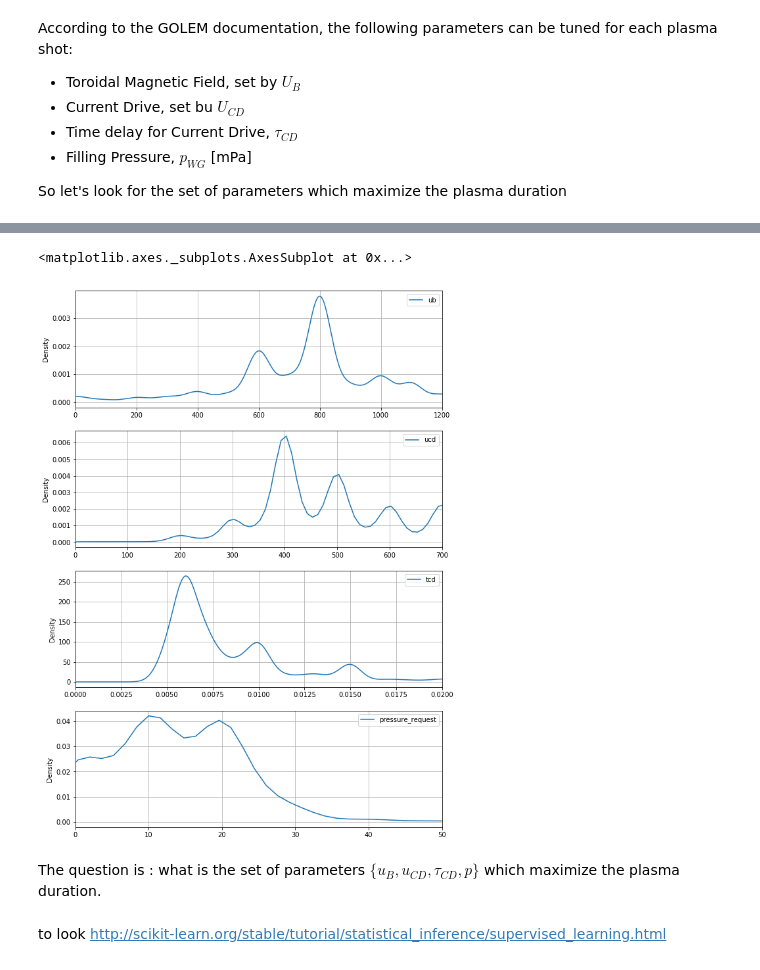
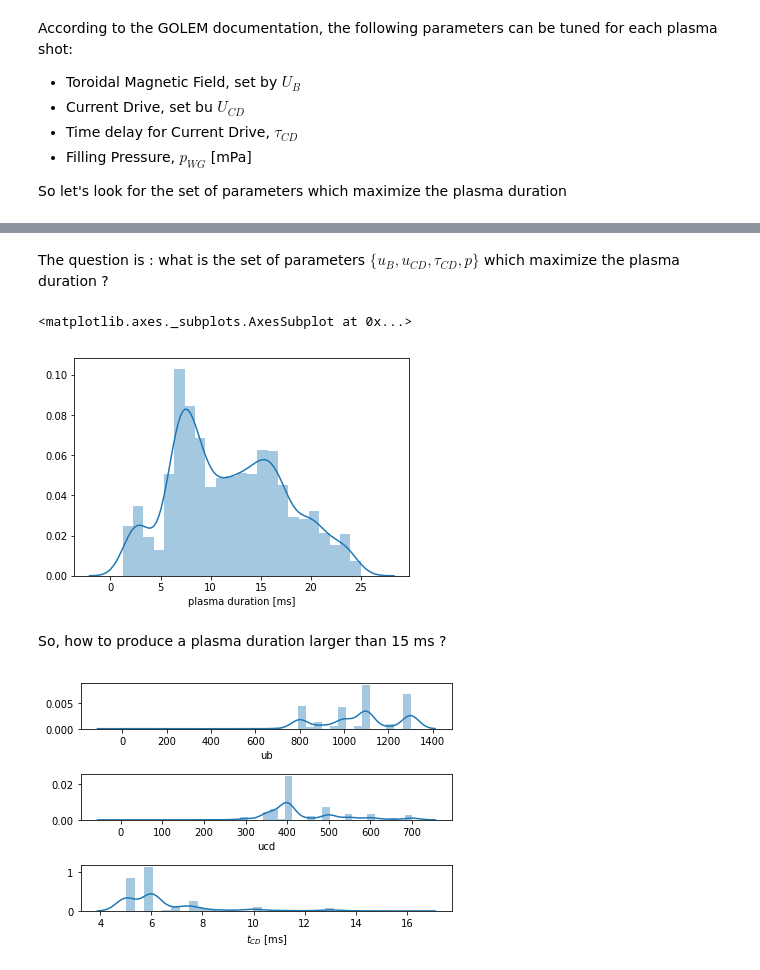
Before and after one commit to jhillairet/GOLEM, a Jupyter notebook: GOLEM_Estimating the best parameter set to maximize something.ipynb, the cells around one changed output, grey strips where cells are left out. Saved outputs shown, nothing was run; the diff lists cells and outputs as text; code cells hidden in the pictures.

```diff
--- a/GOLEM_Estimating the best parameter set to maximize something.ipynb
+++ b/GOLEM_Estimating the best parameter set to maximize something.ipynb
@@ -94,13 +95,9 @@ ax[1,1].scatter(reduced_set['pressure_request'], reduced_set['plasma_life'])
-# %%
-fig, ax = plt.subplots(4, 1,figsize=(10,15))
-reduced_set.plot(x='plasma_life', y='ub', kind='density', grid=True, ax=ax[0], xlim=(0,1200))
-reduced_set.plot(x='plasma_life', y='ucd', kind='density', grid=True, ax=ax[1], xlim=(0,700))
-reduced_set.plot(x='plasma_life', y='tcd', kind='density', grid=True, ax=ax[2], xlim=(0,0.02))
-reduced_set.plot(x='plasma_life', y='pressure_request', kind='density', grid=True, ax=ax[3], xlim=(0,50))
-# %% [output]
-<matplotlib.axes._subplots.AxesSubplot at 0x...>
-[figure, removed]
 # %% [markdown]
-The question is : what is the set of parameters $\{u_B, u_{CD}, \tau_{CD}, p\}$ which maximize the plasma duration.
+The question is : what is the set of parameters $\{u_B, u_{CD}, \tau_{CD}, p\}$ which maximize the plasma duration ?
-# %% [markdown]
-to look http://scikit-learn.org/stable/tutorial/statistical_inference/supervised_learning.html
+# %%
+seaborn.distplot(reduced_set['plasma_life']*1e3, axlabel='plasma duration [ms]')
+# %% [output]
+<matplotlib.axes._subplots.AxesSubplot at 0x...>
+[figure, added]
+# %% [markdown]
+So, how to produce a plasma duration larger than 15 ms ?
@@ -106,0 +106,8 @@ to look http://scikit-learn.org/stable/tutorial/statistical_inference/supervised
+# %%
+fig, ax = plt.subplots(3,1)
+seaborn.distplot(longest_shots['ub'], ax=ax[0])
+seaborn.distplot(longest_shots['ucd'], ax=ax[1])
+seaborn.distplot(longest_shots['tcd']*1e3, ax=ax[2], axlabel='$t_{CD}$ [ms]')
+fig.tight_layout()
+# %% [output]
+[figure, added]
```
Also changed, not shown: parts of 11 cells of this notebook.
